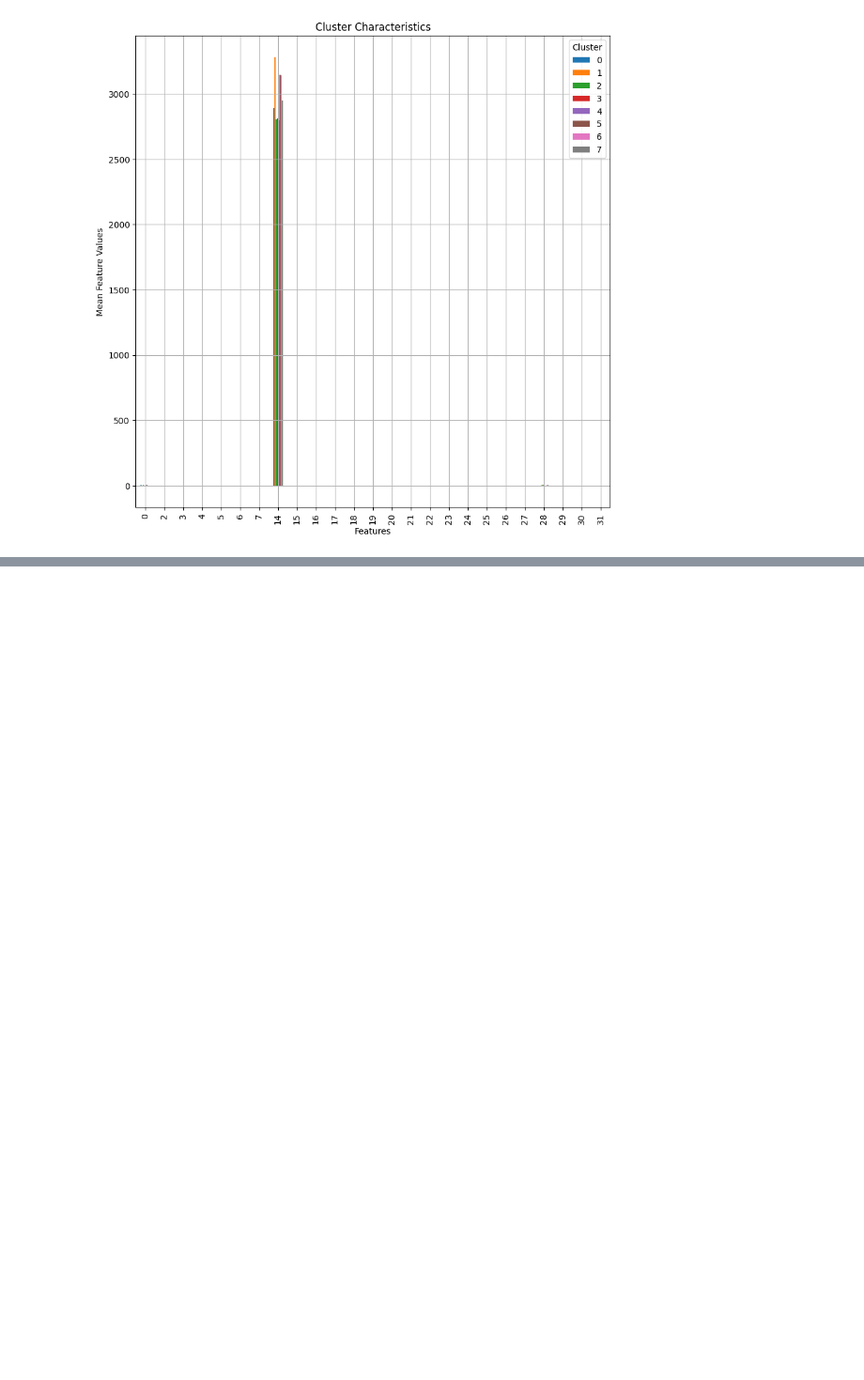
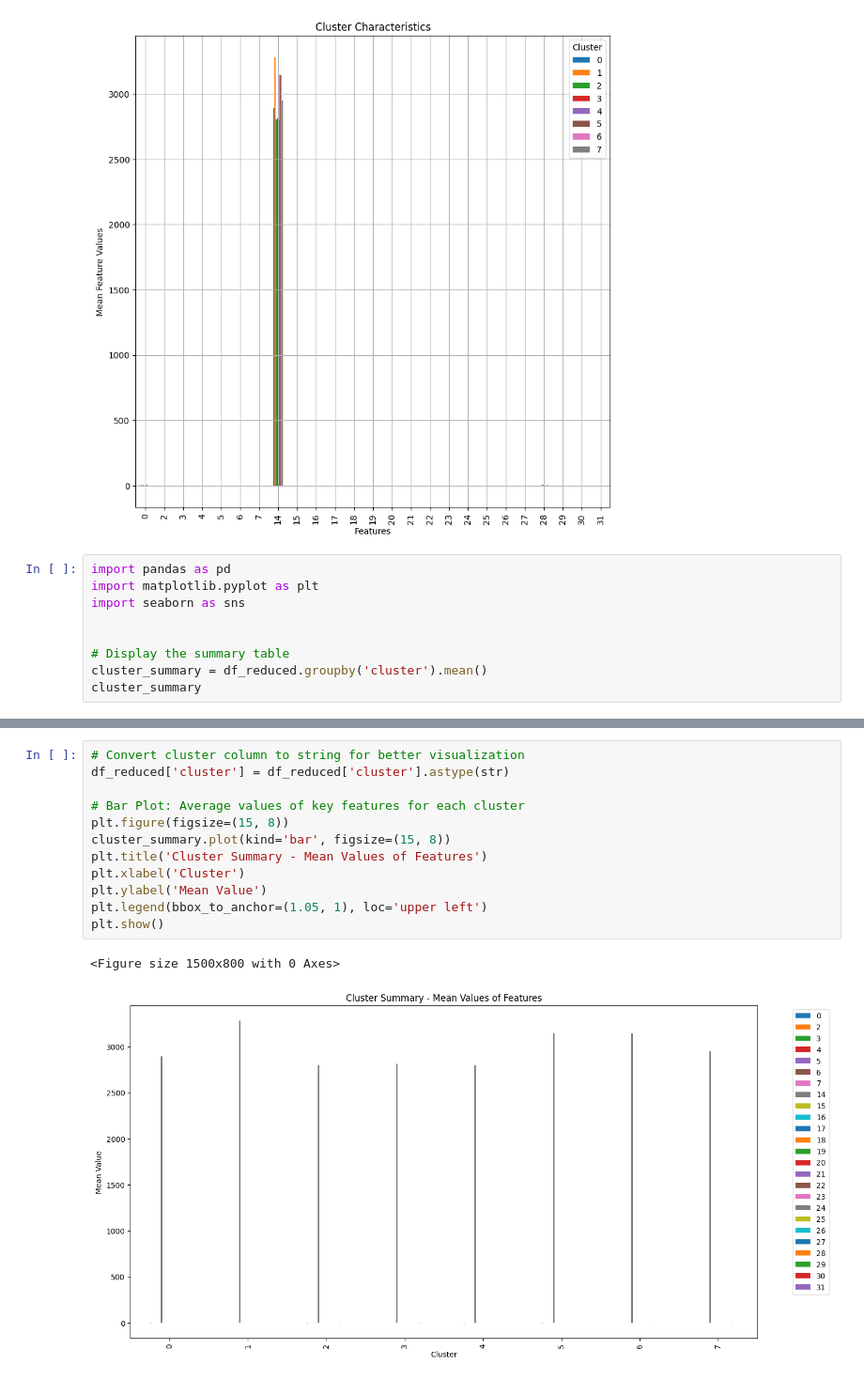
Before and after one commit to sammainahkinya1404/A-novel-detection-method-based-on-DETR-for-drone-aerial-images, a Jupyter notebook: Another_copy_of_Financial_Health_Assessment.ipynb, the cells around one changed output, grey strips where cells are left out. Shown at 94% size. Drawn from its saved outputs; the diff is of its cells as text; blank space fills up the shorter version.

Commit message:
an update added visualizations

```diff
--- a/Another_copy_of_Financial_Health_Assessment.ipynb
+++ b/Another_copy_of_Financial_Health_Assessment.ipynb
@@ -587,3 +598,12 @@ def plot_cluster_summary(cluster_summary):
 plot_cluster_summary(cluster_summary)
 # %% [output]
 [figure]
+# %%
+import pandas as pd
+import matplotlib.pyplot as plt
+import seaborn as sns
+
+
+# Display the summary table
+cluster_summary = df_reduced.groupby('cluster').mean()
+cluster_summary
@@ -589,0 +622,15 @@ plot_cluster_summary(cluster_summary)
+# %%
+# Convert cluster column to string for better visualization
+df_reduced['cluster'] = df_reduced['cluster'].astype(str)
+
+# Bar Plot: Average values of key features for each cluster
+plt.figure(figsize=(15, 8))
+cluster_summary.plot(kind='bar', figsize=(15, 8))
+plt.title('Cluster Summary - Mean Values of Features')
+plt.xlabel('Cluster')
+plt.ylabel('Mean Value')
+plt.legend(bbox_to_anchor=(1.05, 1), loc='upper left')
+plt.show()
+# %% [output]
+<Figure size 1500x800 with 0 Axes>
+[figure, added]
```
Also changed, not shown: parts of 9 cells of this notebook.
